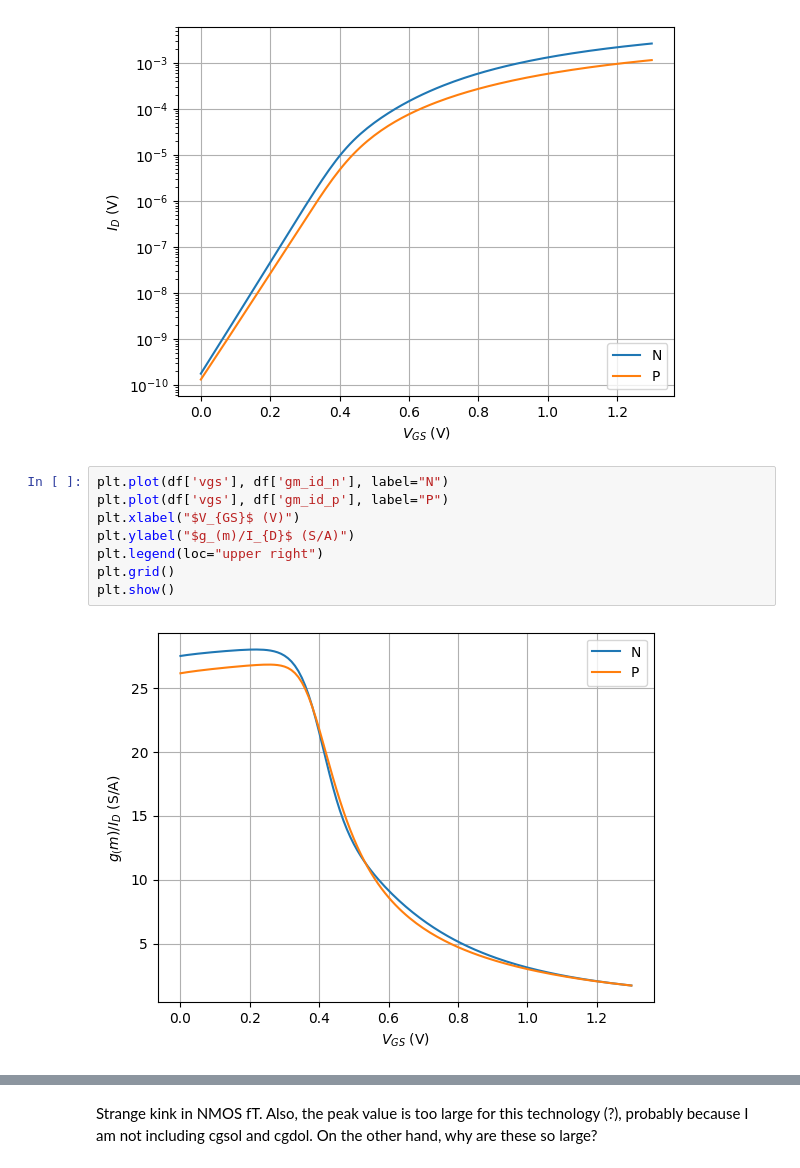
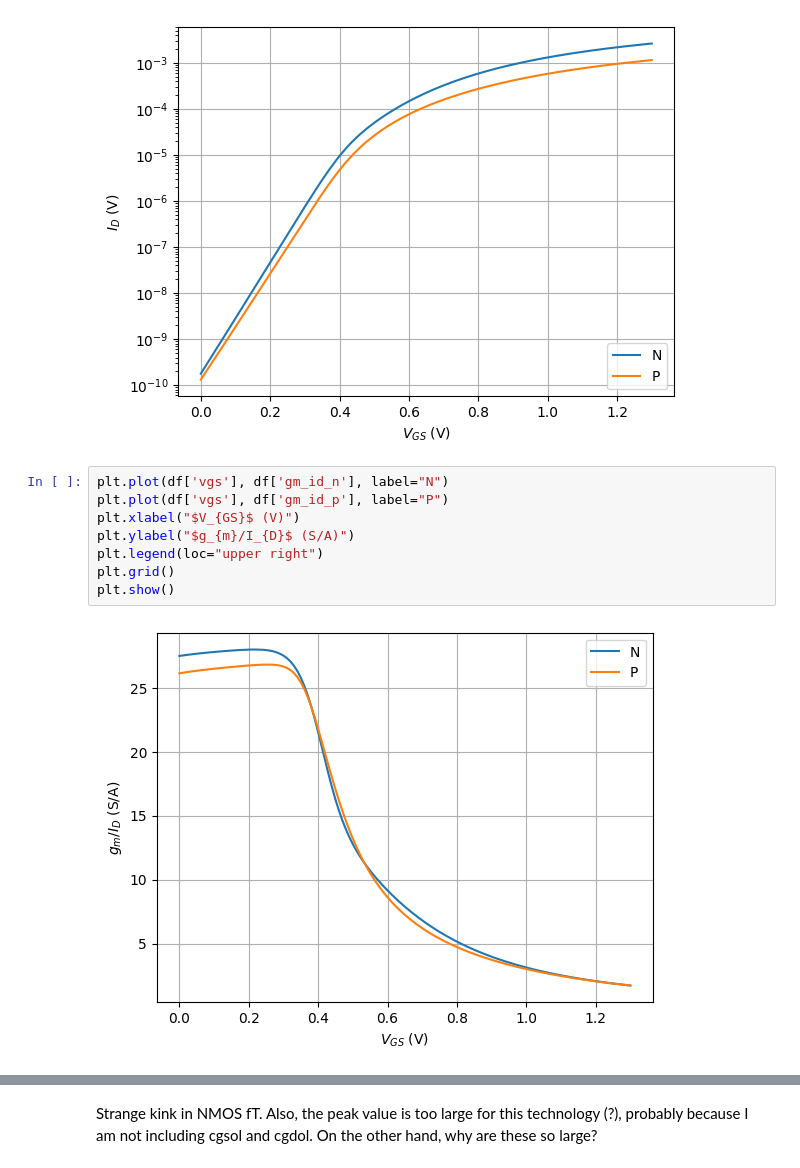
Before and after one commit to bmurmann/Ngspice-on-Colab, a Jupyter notebook: notebooks/IHP_SG13G2_VGS_sweep.ipynb, the cells around one changed output, grey strips where cells are left out. Cells and saved outputs as stored; diff of their text form.

```diff
--- a/notebooks/IHP_SG13G2_VGS_sweep.ipynb
+++ b/notebooks/IHP_SG13G2_VGS_sweep.ipynb
@@ -145,13 +154,13 @@ plt.show()
 # %%
 plt.plot(df['vgs'], df['gm_id_n'], label="N")
 plt.plot(df['vgs'], df['gm_id_p'], label="P")
 plt.xlabel("$V_{GS}$ (V)")
-plt.ylabel("$g_(m)/I_{D}$ (S/A)")
+plt.ylabel("$g_{m}/I_{D}$ (S/A)")
 plt.legend(loc="upper right")
 plt.grid()
 plt.show()
 # %% [output]
-[figure, old version]
+[figure, new version]
 # %%
 plt.plot(df['vgs'], df['fT_n'], label="N")
 plt.plot(df['vgs'], df['fT_p'], label="P")
```
Also changed, not shown: parts of 9 cells of this notebook.
